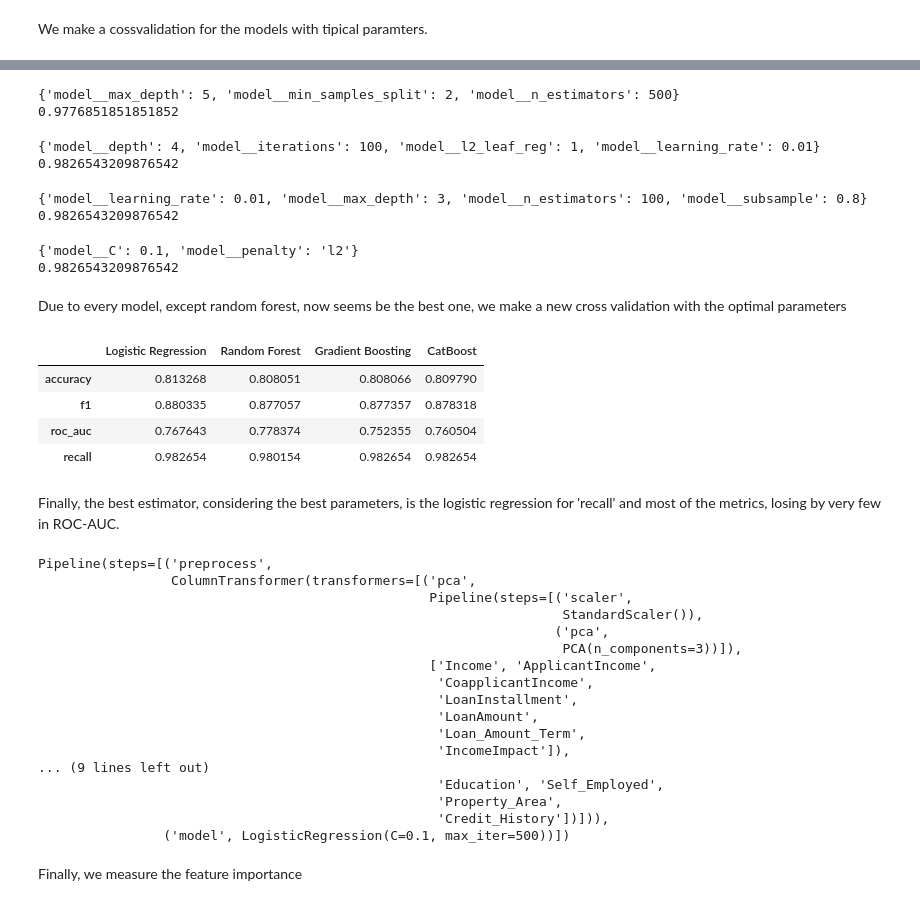
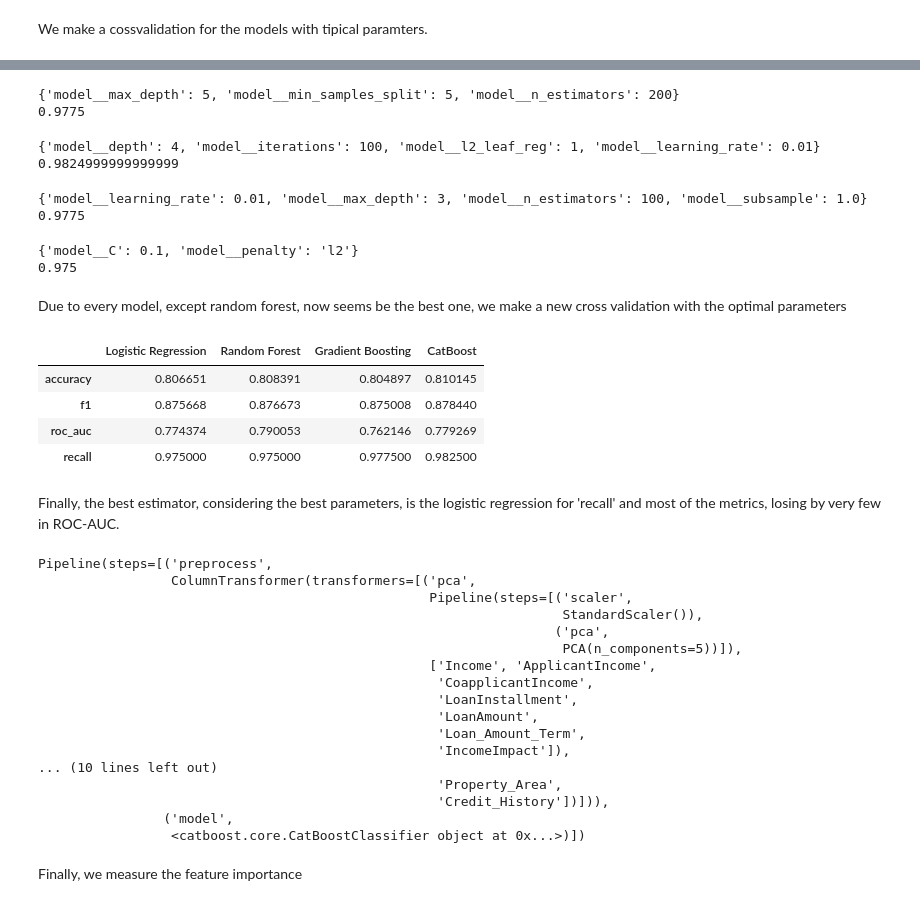
Before and after one commit to gabarosky/Loan-Prediction, a Jupyter notebook: notebooks/machine_learning.ipynb, the cells around one changed output, grey strips where cells are left out. Saved outputs shown, nothing was run; the diff lists cells and outputs as text; code cells hidden in the pictures.

```diff
--- a/notebooks/machine_learning.ipynb
+++ b/notebooks/machine_learning.ipynb
@@ -46,6 +47,10 @@ for c in cat_impute_cols:
 data['Income'] = data['ApplicantIncome'] + data['CoapplicantIncome']
 data['LoanInstallment'] = data['LoanAmount'] / data['Loan_Amount_Term']
 data['IncomeImpact'] = data['LoanInstallment'] / data['ApplicantIncome']
+
+# Fix some typos in data and delete some strange values
+data = data[~(data['Loan_Amount_Term'] == 84)].copy()
+data['Loan_Amount_Term'] = data['Loan_Amount_Term'].replace({12: 360, 36:360})
 # %% [markdown]
 We select the columns for the different treatments:
 # %%
@@ -62,7 +65,7 @@ Define pipelines and preprocessors
 target = 'Loan_Status'
 
 # Declare the categorical and numerical cols for the model
-categorical_cols = ['Gender', 'Married', 'Education', 'Self_Employed','Dependents',
+categorical_cols = ['Gender', 'Married', 'Education', 'Self_Employed',
                     'Property_Area', 'Credit_History']
 
 # numeric is null because we use the principal components by PCA
@@ -70,7 +75,7 @@ numeric_cols = [ ]
 # %%
 pca_transformer = Pipeline(steps=[
     ('scaler', StandardScaler()),
-    ('pca', PCA(n_components=3))
+    ('pca', PCA(n_components=5))
 ])
 # %%
 numeric_transformer = Pipeline(steps=[
@@ -155,8 +163,8 @@ grid_rf.fit(X, y)
 print(grid_rf.best_params_)
 print(grid_rf.best_score_)
 # %% [output]
-{'model__max_depth': 5, 'model__min_samples_split': 2, 'model__n_estimators': 500}
-0.9776851851851852
+{'model__max_depth': 5, 'model__min_samples_split': 5, 'model__n_estimators': 200}
+0.9775
 # %%
 cat_pipe = Pipeline(steps=[
     ('preprocess', preprocessor),
@@ -178,7 +186,7 @@ print(grid_cat.best_params_)
 print(grid_cat.best_score_)
 # %% [output]
 {'model__depth': 4, 'model__iterations': 100, 'model__l2_leaf_reg': 1, 'model__learning_rate': 0.01}
-0.9826543209876542
+0.9824999999999999
 # %%
 gb_pipe = Pipeline(steps=[
     ('preprocess', preprocessor),
@@ -205,8 +213,8 @@ grid_gb.fit(X, y)
 print(grid_gb.best_params_)
 print(grid_gb.best_score_)
 # %% [output]
-{'model__learning_rate': 0.01, 'model__max_depth': 3, 'model__n_estimators': 100, 'model__subsample': 0.8}
-0.9826543209876542
+{'model__learning_rate': 0.01, 'model__max_depth': 3, 'model__n_estimators': 100, 'model__subsample': 1.0}
+0.9775
 # %%
 logit_pipe = Pipeline(steps=[
             ('preprocess', preprocessor),
@@ -225,7 +233,7 @@ print(grid_logit.best_params_)
 print(grid_logit.best_score_)
 # %% [output]
 {'model__C': 0.1, 'model__penalty': 'l2'}
-0.9826543209876542
+0.975
 # %% [markdown]
 Due to every model, except random forest, now seems be the best one, we make a new cross validation with the optimal parameters
 # %%
@@ -237,46 +245,46 @@ models = {
                                             max_iter=200,
                                             C= 0.1,
                                             penalty='l2'),
-    "Random Forest": RandomForestClassifier(max_depth= 5, min_samples_split= 2, n_estimators= 500),
-    "Gradient Boosting": GradientBoostingClassifier(learning_rate=0.01, max_depth=3, n_estimators=100, subsample=0.8),
+    "Random Forest": RandomForestClassifier(max_depth= 5, min_samples_split= 2, n_estimators= 200),
+    "Gradient Boosting": GradientBoostingClassifier(learning_rate=0.01, max_depth=3, n_estimators=100, subsample=1),
     "CatBoost": CatBoostClassifier(verbose=0,depth=4,iterations=100,l2_leaf_reg=1,learning_rate=0.01)
 }
 
 results = {}
 
 for name, model in models.items():
     pipe = Pipeline(steps=[
         ('preprocess', preprocessor),
         ('model', model)
     ])
 
     cv_results = cross_validate(
         pipe,
         X,
         y,
         cv=5,
         scoring=['accuracy', 'f1', 'roc_auc','recall'],
         return_train_score=False
     )
 
     results[name] = {
         'accuracy': cv_results['test_accuracy'].mean(),
         'f1': cv_results['test_f1'].mean(),
         'roc_auc': cv_results['test_roc_auc'].mean(),
         'recall': cv_results['test_recall'].mean()
     }
 
 pd.DataFrame(results)
 # %% [output]
 |  | Logistic Regression | Random Forest | Gradient Boosting | CatBoost |
-| accuracy | 0.813268 | 0.808051 | 0.808066 | 0.809790 |
-| f1 | 0.880335 | 0.877057 | 0.877357 | 0.878318 |
-| roc_auc | 0.767643 | 0.778374 | 0.752355 | 0.760504 |
-| recall | 0.982654 | 0.980154 | 0.982654 | 0.982654 |
+| accuracy | 0.806651 | 0.808391 | 0.804897 | 0.810145 |
+| f1 | 0.875668 | 0.876673 | 0.875008 | 0.878440 |
+| roc_auc | 0.774374 | 0.790053 | 0.762146 | 0.779269 |
+| recall | 0.975000 | 0.975000 | 0.977500 | 0.982500 |
 # %% [markdown]
 Finally, the best estimator, considering the best parameters, is the logistic regression for 'recall' and most of the metrics, losing by very few in ROC-AUC.
 # %%
-best_model = grid_logit.best_estimator_
+best_model = grid_cat.best_estimator_
 best_model.fit(X, y)
 # %% [output]
 Pipeline(steps=[('preprocess',
@@ -284,18 +292,18 @@ Pipeline(steps=[('preprocess',
                                                   Pipeline(steps=[('scaler',
                                                                    StandardScaler()),
                                                                   ('pca',
-                                                                   PCA(n_components=3))]),
+                                                                   PCA(n_components=5))]),
                                                   ['Income', 'ApplicantIncome',
                                                    'CoapplicantIncome',
                                                    'LoanInstallment',
                                                    'LoanAmount',
                                                    'Loan_Amount_Term',
                                                    'IncomeImpact']),
-... (9 lines left out)
-                                                   'Education', 'Self_Employed',
+... (10 lines left out)
                                                    'Property_Area',
                                                    'Credit_History'])])),
-                ('model', LogisticRegression(C=0.1, max_iter=500))])
+                ('model',
+                 <catboost.core.CatBoostClassifier object at 0x...>)])
 # %% [markdown]
 Finally, we measure the feature importance
 # %%
```
Also changed, not shown: parts of 9 cells of this notebook, 2 other files.
